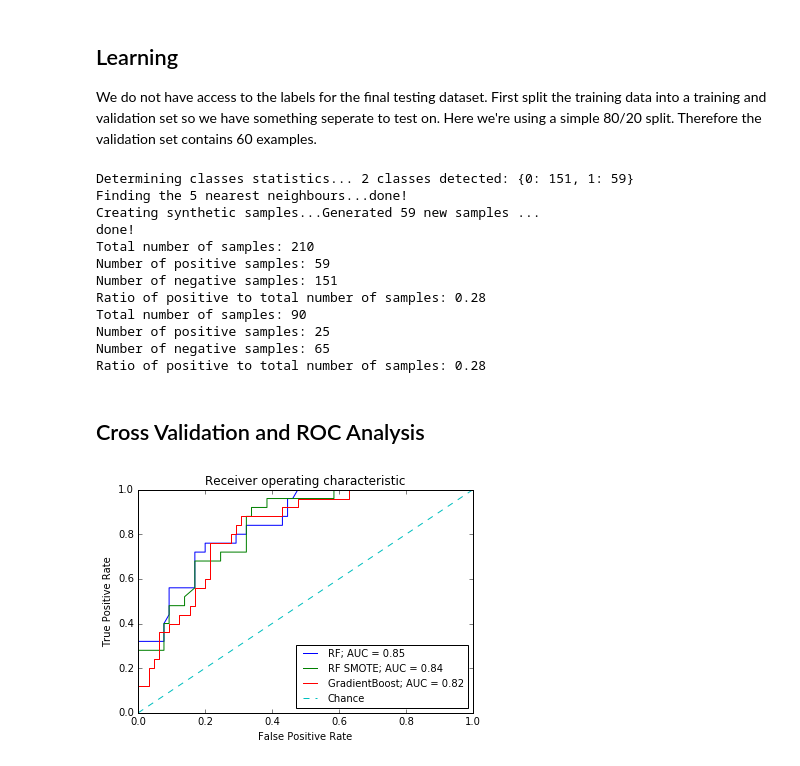
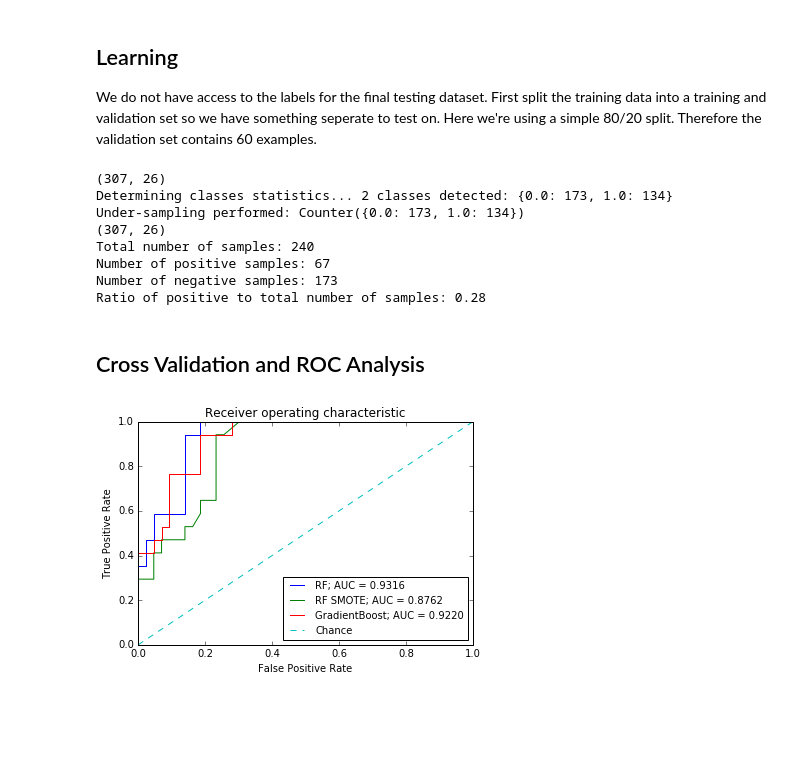
Before and after one commit to samueljackson92/SEM6420-machine-learning, a Jupyter notebook: src/Analysis.ipynb, the cells around one changed output. Cells and saved outputs as stored; diff of their text form; code cells hidden in the pictures; blank space fills up the shorter version.

```diff
--- a/src/Analysis.ipynb
+++ b/src/Analysis.ipynb
@@ -121,7 +121,8 @@ array([[<matplotlib.axes._subplots.AxesSubplot object at 0x...>,
 We do not have access to the labels for the final testing dataset. First split the training data into a training and validation set so we have something seperate to test on. Here we're using a  simple 80/20 split. Therefore the validation set contains 60 examples.
 # %%
 from sklearn import cross_validation
-from unbalanced_dataset import SMOTE
+from unbalanced_dataset import SMOTE, UnderSampler
+from unbalanced_dataset.pipeline import Pipeline
 
 def apply_smote(x_data, y_data, kind='regular'):
     sm = SMOTE(kind=kind, verbose=2)
@@ -131,31 +132,32 @@ def apply_smote(x_data, y_data, kind='regular'):
     svmy = svmy.astype(int)
     return svmx, svmy
 
-Xt, Xv = cross_validation.train_test_split(Xp, test_size = 0.3, stratify=Yp)
+
+Xt, Xv = cross_validation.train_test_split(Xp, test_size = 0.2, stratify=Yp)
 Yt, Yv = Yp.loc[Xt.index], Yp.loc[Xv.index]
 
-Xt_smote, Yt_smote = apply_smote(Xt, Yt)
+pip = Pipeline(Xt.as_matrix(), Yt.as_matrix())
+Xt_smote, Yt_smote = pip.pipeline([SMOTE(kind='regular'), UnderSampler(ratio = 2)])
+
+# Xt_smote, Yt_smote = apply_smote(Xt, Yt)
 
 class_balance_summary(Yt)
-class_balance_summary(Yv)
+# class_balance_summary(Yv)
 # %% [output]
-Determining classes statistics... 2 classes detected: {0: 151, 1: 59}
-Finding the 5 nearest neighbours...done!
-Creating synthetic samples...Generated 59 new samples ...
-done!
-Total number of samples: 210
-Number of positive samples: 59
-Number of negative samples: 151
+(307, 26)
+Determining classes statistics... 2 classes detected: {0.0: 173, 1.0: 134}
+Under-sampling performed: Counter({0.0: 173, 1.0: 134})
+(307, 26)
+Total number of samples: 240
+Number of positive samples: 67
+Number of negative samples: 173
 Ratio of positive to total number of samples: 0.28
-Total number of samples: 90
-Number of positive samples: 25
-Number of negative samples: 65
-Ratio of positive to total number of samples: 0.28
 # %% [markdown]
 ## Cross Validation and ROC Analysis
 # %%
 from sklearn.pipeline import Pipeline
 from roc_analysis import ROCAnalysisScorer
+reload(roc_analysis)
 
 gb = GradientBoostingClassifier(n_estimators=100, learning_rate=0.01, max_depth=12, subsample=0.8, min_samples_split=1)
 rf = RandomForestClassifier(n_estimators=700, max_features=5)
@@ -176,31 +178,31 @@ def cv_pipeline(model, x_data, y_data, cv=None):
     return roc_data
 
 def test_pipeline(model, x_data, y_data, x_test, y_test):
     model.fit(x_data, y_data)
     y_hat = model.predict_proba(x_test)
 
     test_result = ROCAnalysisScorer()
     test_result.auc_score(y_test, y_hat)
     return test_result
 
 def score_pipelines(models, cv=None):
     results = {}
     for data in models:
         name = data['name']
         model = data['model']
 
         x_data, y_data = data['train_data']
         x_test, y_test = data['test_data']
         cv_results = cv_pipeline(model, x_data, y_data)
 
         test_results = test_pipeline(model, x_data, y_data, x_test, y_test)
         results[name] = (cv_results, test_results)
     return results
 
 results = score_pipelines(models, cv=skf)
 
 results['RandomForest'][1].plot_roc_curve(labels='RF;')
 results['RandomForestSMOTE'][1].plot_roc_curve(labels='RF SMOTE;')
 results['GradientBoost'][1].plot_roc_curve(labels='GradientBoost;', chance_line=True)
 # %% [output]
-[figure, old version]
+[figure, new version]
```
Also changed, not shown: 1 other file.
